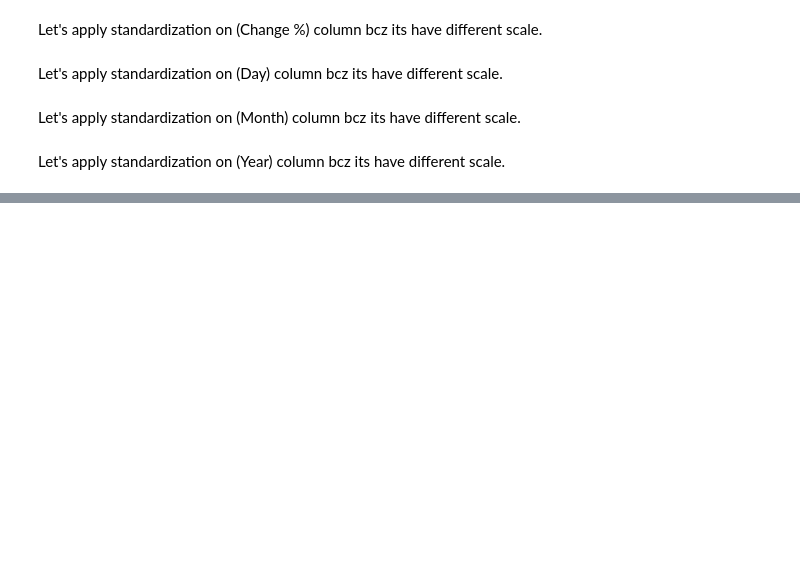
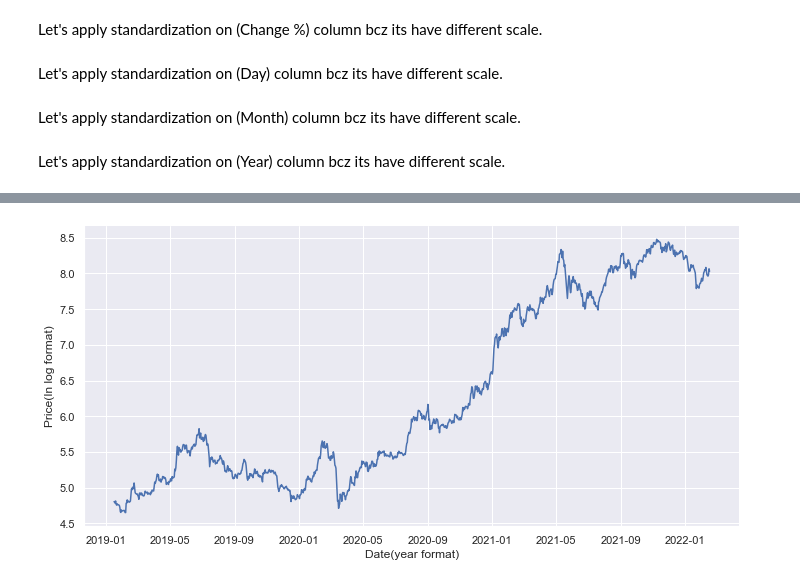
Before and after one commit to darshakpranpariya/MARKETPIRATE, a Jupyter notebook: Feature Engineering/feature_engineering.ipynb, the cells around one changed output, grey strips where cells are left out. Cells and saved outputs as stored; diff of their text form; code cells hidden in the pictures; blank space fills up the shorter version.

```diff
--- a/Feature Engineering/feature_engineering.ipynb
+++ b/Feature Engineering/feature_engineering.ipynb
@@ -91,0 +118,25 @@ df.head()
+# %%
+# Draw line graph
+def line_graph(df_name, x_axis_column, y_axis_column, x_axis_title="", y_axis_title=""):
+    g = sns.relplot(
+        data=df_name,
+        x=x_axis_column, y=y_axis_column,
+        kind="line",
+        height=5, aspect=2
+    )
+    if(x_axis_title=="" or y_axis_title==""):
+        g = (g.set_axis_labels(x_axis_column,y_axis_column))
+    else:
+        g = (g.set_axis_labels(x_axis_title,y_axis_title))
+# %%
+# Time vs Price
+line_graph(
+    df_name=df,
+    x_axis_column='Date',
+    y_axis_column='Price',
+    x_axis_title='Date(year format)',
+    y_axis_title='Price(In log format)'
+
+)
+# %% [output]
+[figure, added]
```
Also changed, not shown: parts of 18 cells of this notebook, 2 other files.
